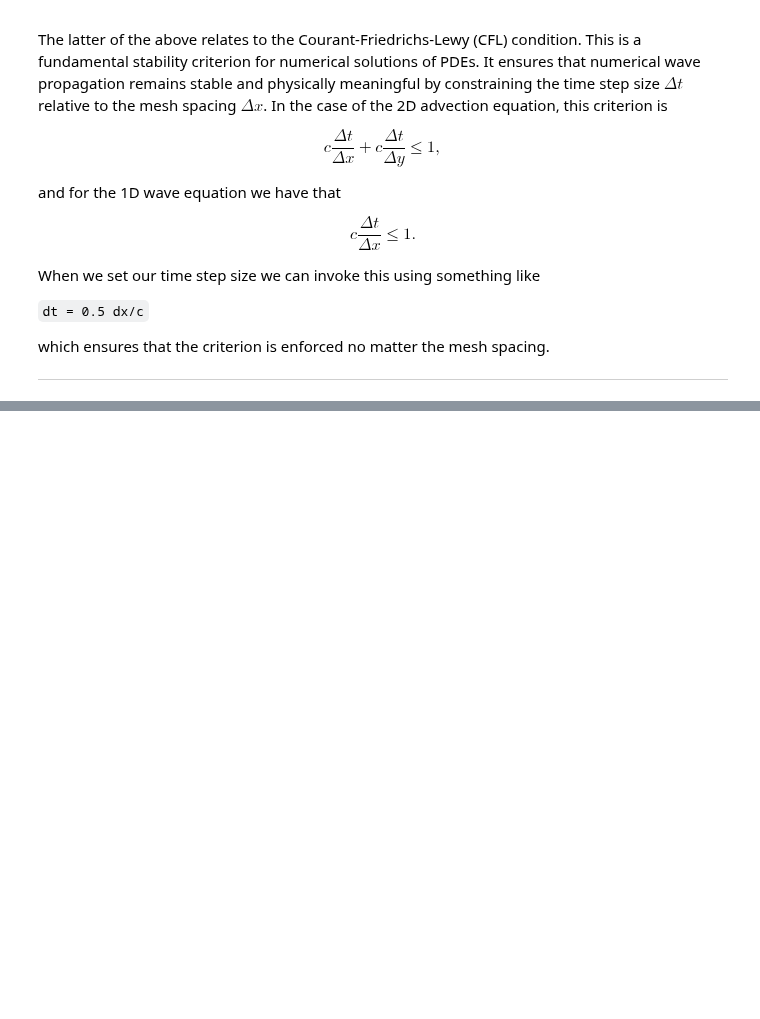
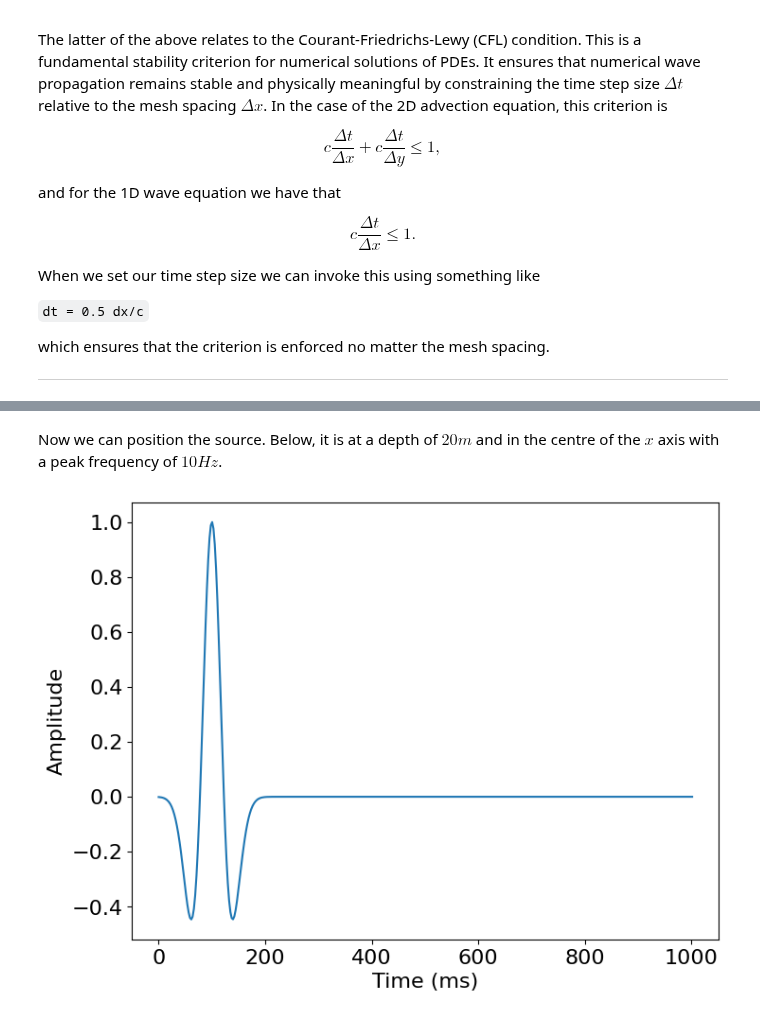
Before and after one commit to nocturnal-luke/Geophysical-inversion-undergraduate, a Jupyter notebook: cheatsheet.ipynb, the cells around one changed output, grey strips where cells are left out. Drawn from its saved outputs; the diff is of its cells as text; code cells hidden in the pictures; blank space fills up the shorter version.

```diff
--- a/cheatsheet.ipynb
+++ b/cheatsheet.ipynb
@@ -1935,0 +1948,25 @@ NameError: name 'pytest' is not defined
+# %%
+from examples.seismic import TimeAxis
+
+t0 = 0. # start at t=0
+tn = 1000. # 1000ms
+dt = model.critical_dt
+
+time_range = TimeAxis(start=t0, stop=tn, step=dt)
+# %% [markdown]
+Now we can position the source. Below, it is at a depth of $20m$ and in the centre of the $x$ axis with a peak frequency of $10Hz$.
+# %%
+from examples.seismic import RickerSource
+
+f0 = 0.010  # Source peak frequency is 10Hz (0.010 kHz)
+src = RickerSource(name='src', grid=model.grid, f0=f0,
+                   npoint=1, time_range=time_range)
+
+# Set source coordinates
+src.coordinates.data[0, 0] = np.array(model.domain_size[0]) * .5
+src.coordinates.data[0, 1] = 20.  # Depth is 20m
+
+# We can plot the time signature to see the wavelet via:
+src.show()
+# %% [output]
+[figure, added]
```
Also changed, not shown: parts of 21 cells of this notebook, 2 other files.
